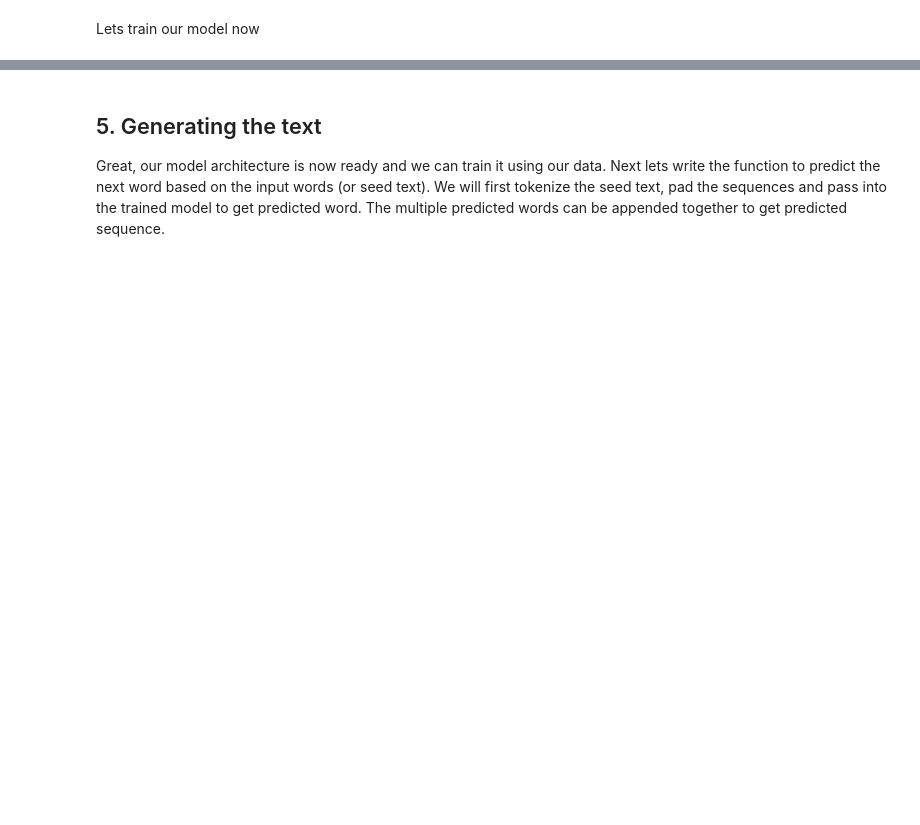
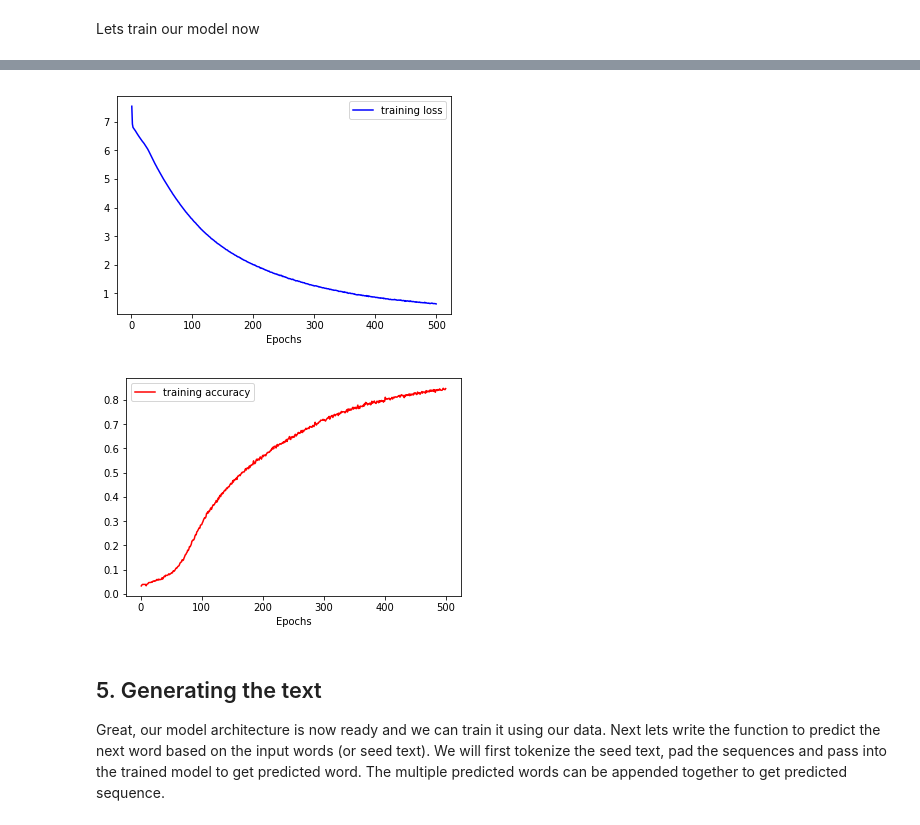
Before and after one commit to jorgefpont/bjs_book, a Jupyter notebook: beginners-guide-to-text-generation-using-lstms.ipynb, the cells around one changed output, grey strips where cells are left out. Saved outputs shown, nothing was run; the diff lists cells and outputs as text; code cells hidden in the pictures; blank space fills up the shorter version.

Commit message:
Kaggle Notebook | Beginners Guide to Text Generation using LSTMs | Version 3

```diff
--- a/beginners-guide-to-text-generation-using-lstms.ipynb
+++ b/beginners-guide-to-text-generation-using-lstms.ipynb
@@ -246,0 +230,12 @@ _________________________________________________________________
+# %%
+embedding_dim = 10
+input_len = max_sequence_len - 1
+
+model = tf.keras.Sequential([
+    tf.keras.layers.Embedding(input_dim=total_words, output_dim=embedding_dim, input_length=input_len),
+    tf.keras.layers.LSTM(100),
+    tf.keras.layers.Dropout(0.1),
+    tf.keras.layers.Dense(total_words, activation='softmax')
+])
+
+model.summary()
@@ -247,4 +260,6 @@ _________________________________________________________________
+# %%
+model.compile(loss='categorical_crossentropy',
+              optimizer='adam',
+              metrics=['accuracy'])
 # %% [markdown]
 Lets train our model now
-# %%
-model.fit(predictors, label, epochs=100, verbose=5)
@@ -269,0 +266,8 @@ Epoch 100/100
+# %%
+epochs = 500
+batch_size = 128
+
+history = model.fit(predictors,
+                    label,
+                    epochs=epochs,
+                    batch_size=batch_size)
@@ -270,3 +292,21 @@ Epoch 100/100
+# %%
+import matplotlib.pyplot as plt
+
+history_dict = history.history
+train_loss = history_dict['loss']
+train_accy = history_dict['acc']
+epochs = range(1, len(train_accy)+1)
+plt.plot(epochs, train_loss, 'b', label='training loss')
+plt.xlabel('Epochs')
+plt.legend()
+plt.show()
+plt.plot(epochs, train_accy, 'r', label='training accuracy')
+plt.xlabel('Epochs')
+plt.legend()
+plt.show()
+# %% [output]
+[figure, added]
+[figure, added]
 # %% [markdown]
 ## 5. Generating the text
 
```
Also changed, not shown: parts of 24 cells of this notebook.
